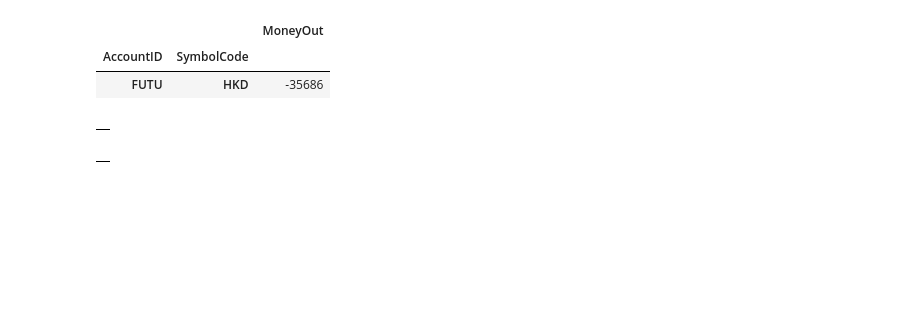
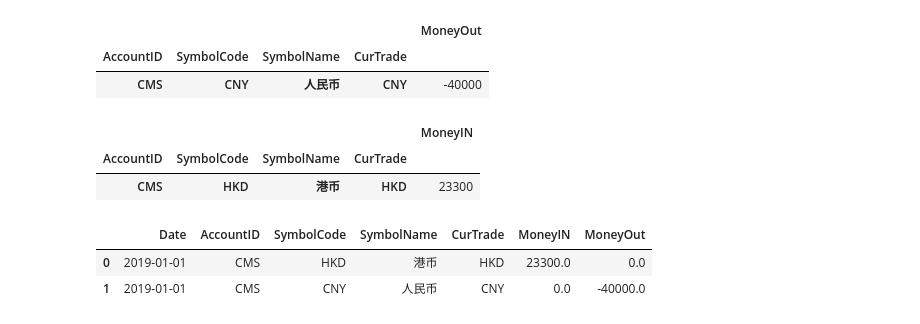
Before and after one commit to swordzeng/AMS, a Jupyter notebook: Analysis.ipynb, the cells around one changed output. Cells and saved outputs as stored; diff of their text form; code cells hidden in the pictures; blank space fills up the shorter version.

```diff
--- a/Analysis.ipynb
+++ b/Analysis.ipynb
@@ -3,18 +3,19 @@ import portfolio
 import pandas as pd
 import sqlite3
 import datetime
+import pandas_datareader.data as web
 
-dtStr = '2019-11-28'
+dtStr = '2019-01-01'
 
 dt = datetime.datetime.strptime(dtStr, '%Y-%m-%d').date()
 dtPre = dt - datetime.timedelta(days=1)
 dtPreStr = datetime.datetime.strftime(dtPre, '%Y-%m-%d')
 
 db = sqlite3.connect('AMS.db')
-query = "select * from HOlding_Table where Date = '{}'".format(dtPreStr)
+query = "select * from HOlding_Table_Test where Date = '{}'".format(dtPreStr)
 dfHoldPre = pd.read_sql(query, con=db)
-dfMVPre = dfHoldPre[['AccountID','SymbolCode','SymbolName','CurTrade','Qty','Cost','Close','PL_Realized','PL_Interest']]
-dfMVPre.rename(columns={'Qty':'QtyPre', 'Cost':'CostPre', 'Close':'ClosePre', 'PL_Realized':'PL_Realized_Pre', 'PL_Interest':'PL_Interest_Pre'}, inplace = True)
+dfMVPre = dfHoldPre[['AccountID','SymbolCode','SymbolName','CurTrade','Qty','Cost','Close']]
+dfMVPre.rename(columns={'Qty':'QtyPre', 'Cost':'CostPre', 'Close':'ClosePre'}, inplace = True)
 dfMVPre.insert(0,'Date',dt)
 dfMVPre
 # %% [output]
@@ -61,26 +117,28 @@ df_MV_Buy_Sell
 # %%
-query = "select AccountID,SymbolCode,SettleAmt AS MoneyOut from order_table where OrderType ='Withdraw' and Date = '{}'".format(dt)
+query = "select AccountID,SymbolCode,SymbolName,CurTrade,SettleAmt AS MoneyOut from order_table_test where OrderType ='Withdraw' and Date = '{}'".format(dt)
 dfMoneyOut =  pd.read_sql(query, con=db)
-dfMoneyOut = dfMoneyOut.groupby(['AccountID','SymbolCode']).sum()
-#dfMoneyIn.reset_index(inplace =True)
+dfMoneyOut = dfMoneyOut.groupby(['AccountID','SymbolCode','SymbolName','CurTrade']).sum()
 dfMoneyOut
 # %% [output]
-|  |  | MoneyOut |
-| AccountID | SymbolCode |  |
-| FUTU | HKD | -35686 |
+|  |  |  |  | MoneyOut |
+| AccountID | SymbolCode | SymbolName | CurTrade |  |
+| CMS | CNY | 人民币 | CNY | -40000 |
 # %%
-query = "select AccountID,SymbolCode,SettleAmt AS MoneyIN from order_table where OrderType ='Deposit' and Date = '{}'".format(dt)
+query = "select AccountID,SymbolCode,SymbolName,CurTrade,SettleAmt AS MoneyIN from order_table_test where OrderType ='Deposit' and Date = '{}'".format(dt)
 dfMoneyIn =  pd.read_sql(query, con=db)
-dfMoneyIn = dfMoneyIn.groupby(['AccountID','SymbolCode']).sum()
-#dfMoneyIn.reset_index(inplace =True)
+dfMoneyIn = dfMoneyIn.groupby(['AccountID','SymbolCode','SymbolName','CurTrade']).sum()
 dfMoneyIn
 # %% [output]
-|  |
+|  |  |  |  | MoneyIN |
+| AccountID | SymbolCode | SymbolName | CurTrade |  |
+| CMS | HKD | 港币 | HKD | 23300 |
-# %%
-query = "select AccountID,SymbolCode,SettleAmt AS Interest from order_table where OrderType ='Interest' and Date = '{}'".format(dt)
-dfInterest =  pd.read_sql(query, con=db)
-dfInterest = dfInterest.groupby(['AccountID','SymbolCode']).sum()
-#dfMoneyIn.reset_index(inplace =True)
-dfInterest
-# %% [output]
-|  |
+# %%
+dfMoney = pd.merge(dfMoneyIn,dfMoneyOut,on=['AccountID','SymbolCode','SymbolName','CurTrade'],how='outer')
+dfMoney.fillna(0,inplace=True)
+dfMoney.reset_index(inplace=True)
+dfMoney.insert(0,'Date',dt)
+dfMoney
+# %% [output]
+|  | Date | AccountID | SymbolCode | SymbolName | CurTrade | MoneyIN | MoneyOut |
+| 0 | 2019-01-01 | CMS | HKD | 港币 | HKD | 23300.0 | 0.0 |
+| 1 | 2019-01-01 | CMS | CNY | 人民币 | CNY | 0.0 | -40000.0 |
```
Also changed, not shown: parts of 8 cells of this notebook, 1 other file.
